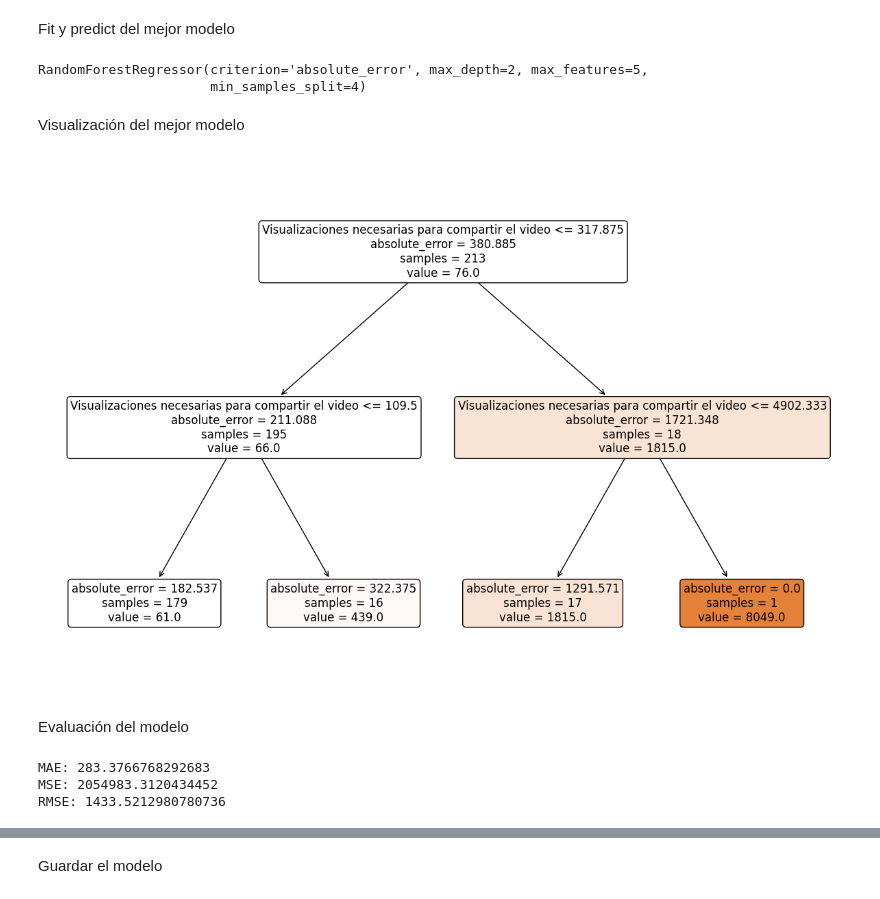
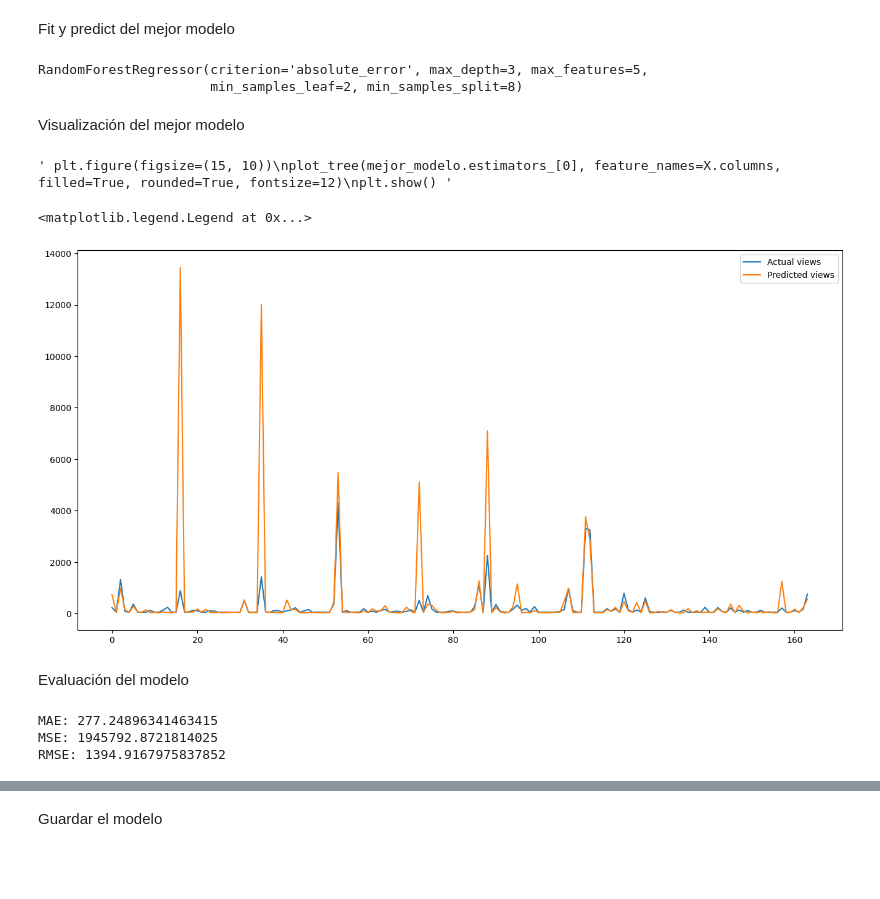
Before and after one commit to braugilabert/Prediction-of-views_ML, a Jupyter notebook: notebooks/03_Entrenamiento_Modelo.ipynb, the cells around one changed output, grey strips where cells are left out. Drawn from its saved outputs; the diff is of its cells as text; code cells hidden in the pictures; blank space fills up the shorter version.

```diff
--- a/notebooks/03_Entrenamiento_Modelo.ipynb
+++ b/notebooks/03_Entrenamiento_Modelo.ipynb
@@ -131,5 +133,5 @@ rfr_gs = GridSearchCV(model, parameters, cv=5, scoring="neg_mean_absolute_error"
 # %% [markdown]
 FIT
 # %%
-rfr_gs.fit(X_train, y_train)
+""" rfr_gs.fit(X_train, y_train) """
 # %% [output]
@@ -164,8 +156,8 @@ Fit y predict del mejor modelo
 # %%
 mejor_modelo.fit(X_train, y_train)
 # %% [output]
-RandomForestRegressor(criterion='absolute_error', max_depth=2, max_features=5,
-                      min_samples_split=4)
+RandomForestRegressor(criterion='absolute_error', max_depth=3, max_features=5,
+                      min_samples_leaf=2, min_samples_split=8)
 # %%
 y_pred = mejor_modelo.predict(X_test)
 # %% [markdown]
@@ -175,7 +167,18 @@ Visualización del mejor modelo
 plot_tree(mejor_modelo.estimators_[0], feature_names=X.columns, filled=True, rounded=True, fontsize=12)
 plt.show() """
 # %% [output]
-[figure, removed]
+' plt.figure(figsize=(15, 10))\nplot_tree(mejor_modelo.estimators_[0], feature_names=X.columns, filled=True, rounded=True, fontsize=12)\nplt.show() '
+# %%
+test = pd.DataFrame({'Predicted views':y_pred, 'Actual views':y_test})
+fig= plt.figure(figsize=(16,8))
+test = test.reset_index()
+test = test.drop(['index'],axis=1)
+
+plt.plot(test[:400])
+plt.legend(['Actual views','Predicted views'])
+# %% [output]
+<matplotlib.legend.Legend at 0x...>
+[figure, added]
 # %% [markdown]
 Evaluación del modelo
 # %%
@@ -185,6 +188,6 @@ print("MAE:", mean_absolute_error(y_test, y_pred))
 print("MSE:", mean_squared_error(y_test, y_pred))
 print('RMSE:', np.sqrt(mean_squared_error(y_test, y_pred)))
 # %% [output]
-MAE: 283.3766768292683
-MSE: 2054983.3120434452
-RMSE: 1433.5212980780736
+MAE: 277.24896341463415
+MSE: 1945792.8721814025
+RMSE: 1394.9167975837852
```
Also changed, not shown: parts of 34 cells of this notebook, 8 other files.
